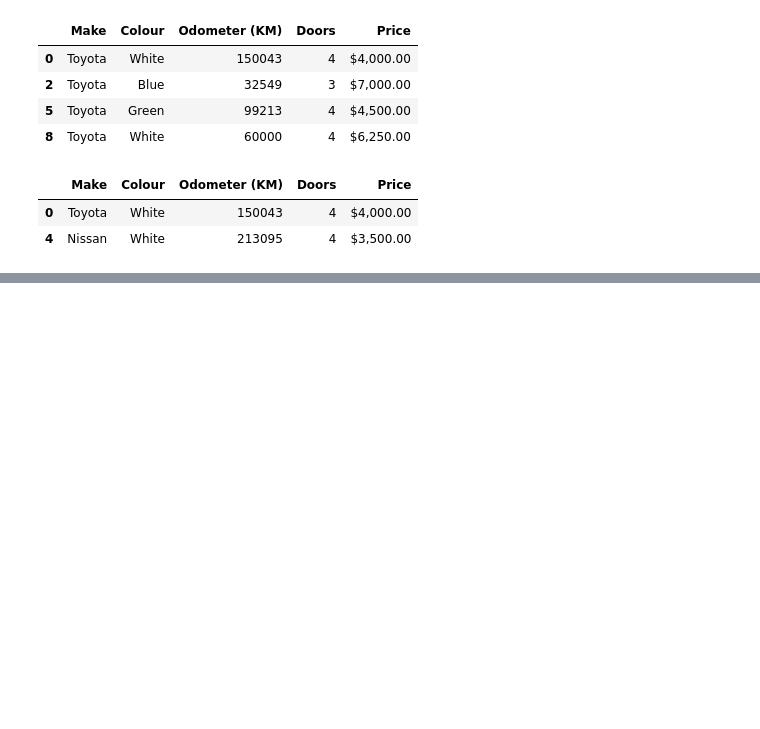
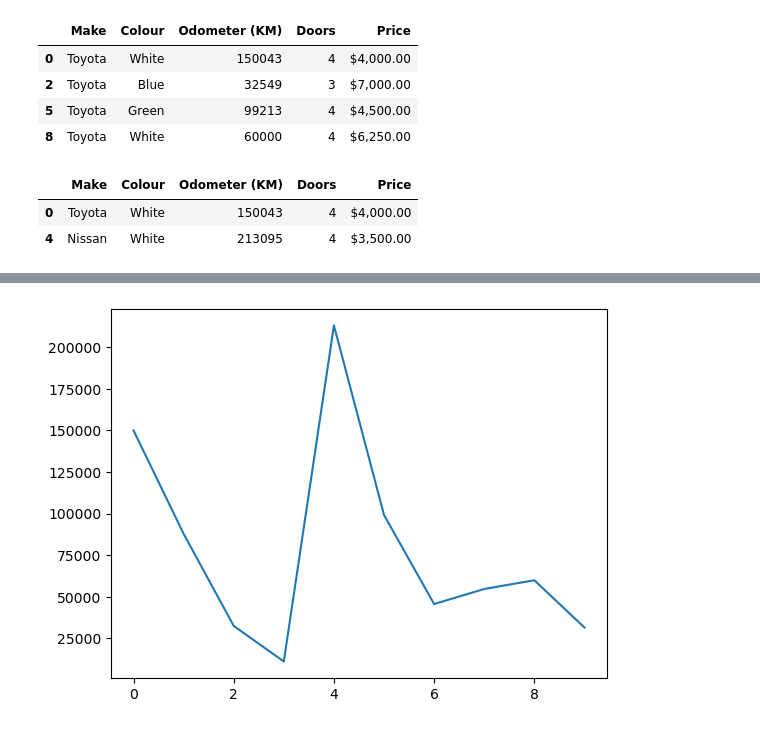
Before and after one commit to JafethHPC/Machine-Learning---Data-Science-Course, a Jupyter notebook: Notebooks/Learning/Pandas.ipynb, the cells around one changed output, grey strips where cells are left out. Cells and saved outputs as stored; diff of their text form; code cells hidden in the pictures; blank space fills up the shorter version.

```diff
--- a/Notebooks/Learning/Pandas.ipynb
+++ b/Notebooks/Learning/Pandas.ipynb
@@ -351,0 +388,4 @@ car_sales[car_sales["Odometer (KM)"] > 100000]
+# %%
+car_sales["Odometer (KM)"].plot();
+# %% [output]
+[figure, added]
```
Also changed, not shown: parts of 26 cells of this notebook.
